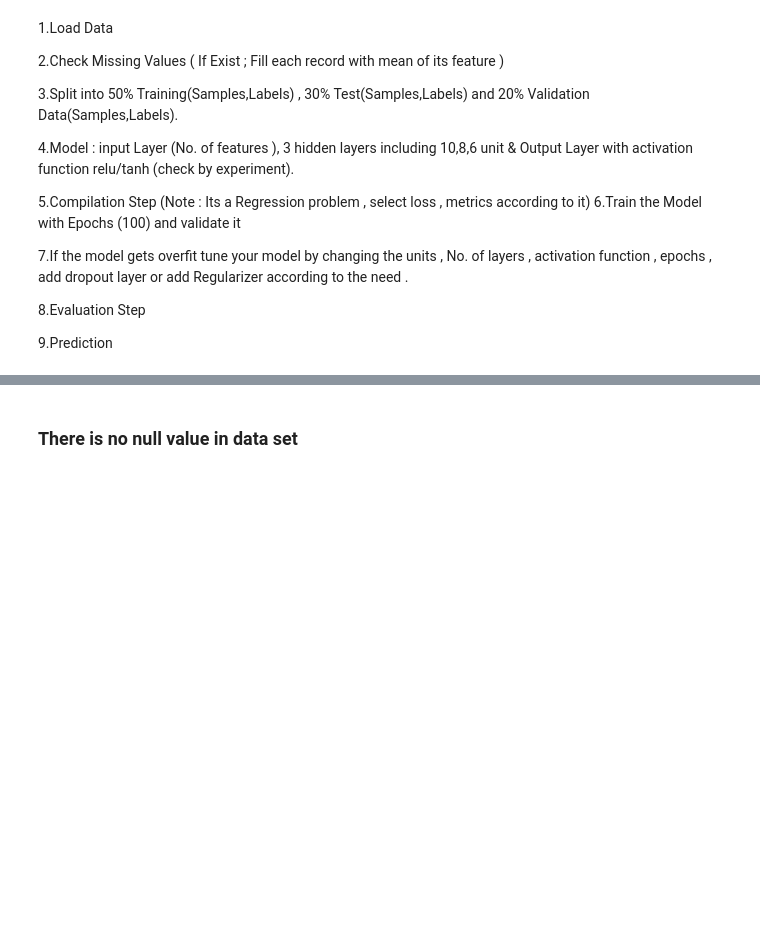
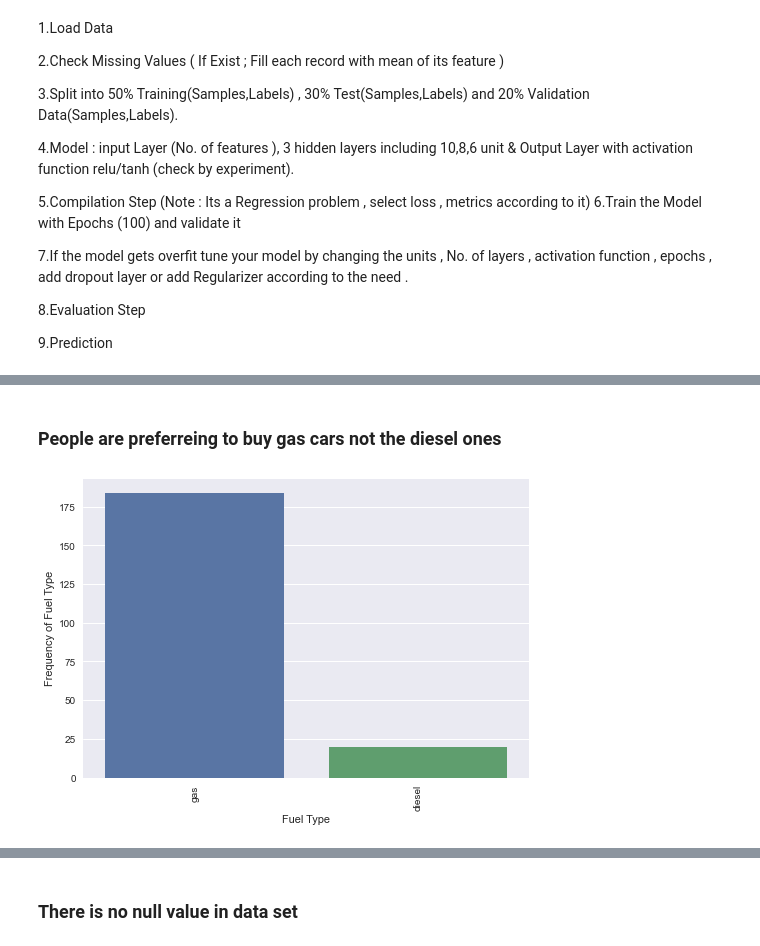
Before and after one commit to Ali-Raza-Ali/PIAIC84325_AIC_Assignments, a Jupyter notebook: Deep Learning Assignments/Car Price Prediction assignment.ipynb, the cells around one changed output, grey strips where cells are left out. Cells and saved outputs as stored; diff of their text form; code cells hidden in the pictures; blank space fills up the shorter version.

```diff
--- a/Deep Learning Assignments/Car Price Prediction assignment.ipynb
+++ b/Deep Learning Assignments/Car Price Prediction assignment.ipynb
@@ -86,0 +134,10 @@ df.doornumber = df.doornumber.map({0:2,1:4})
+# %% [markdown]
+### People are preferreing to buy gas cars not the diesel ones
+# %%
+sns.countplot(data=df,x='fueltype')
+plt.ylabel("Frequency of Fuel Type")
+plt.xlabel("Fuel Type")
+plt.xticks(rotation=90)
+plt.show()
+# %% [output]
+[figure, added]
```
Also changed, not shown: parts of 65 cells of this notebook.
